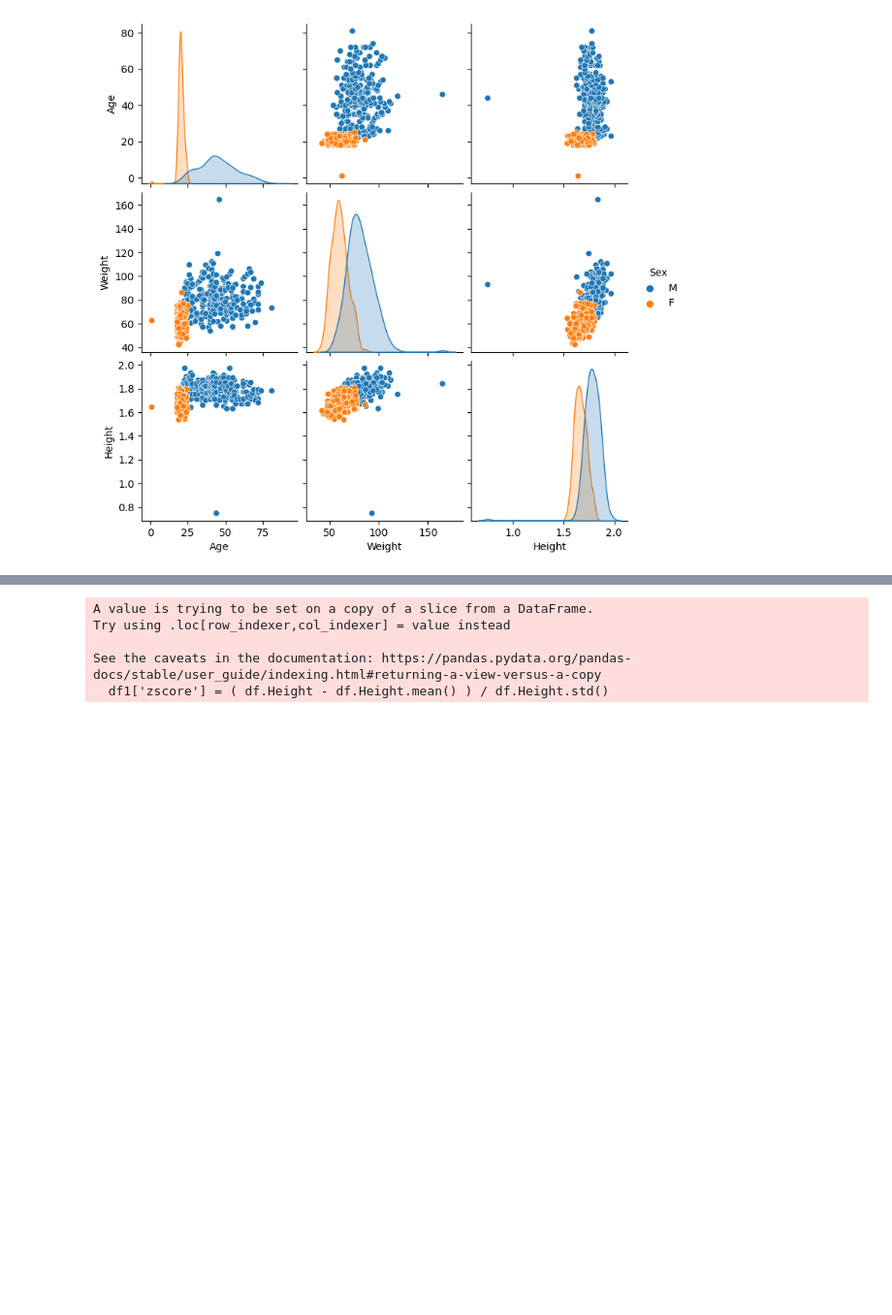
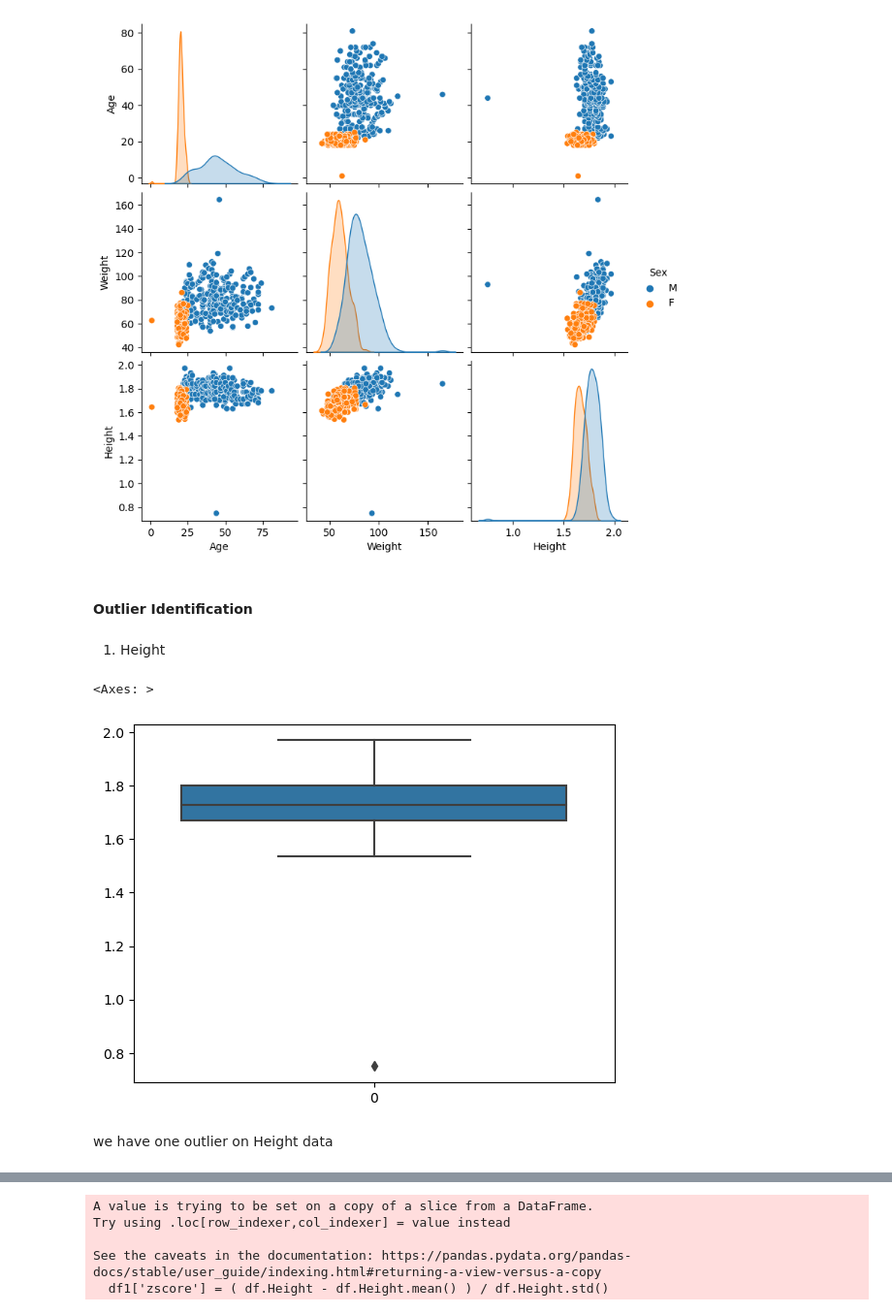
Before and after one commit to ARMAND-cod-eng/Statistical-Modeling, a Jupyter notebook: Statistical Modeling.ipynb, the cells around one changed output, grey strips where cells are left out. Shown at 97% size. Drawn from its saved outputs; the diff is of its cells as text; code cells hidden in the pictures; blank space fills up the shorter version.

```diff
--- a/Statistical Modeling.ipynb
+++ b/Statistical Modeling.ipynb
@@ -109,3 +166,15 @@ memory usage: 13.8+ KB
 p = sns.pairplot(df1, hue= "Sex")
 # %% [output]
 [figure]
+# %% [markdown]
+#### Outlier Identification
+# %% [markdown]
+1. Height
+# %%
+#boxplot
+sns.boxplot(df1.Height)
+# %% [output]
+<Axes: >
+[figure, added]
+# %% [markdown]
+we have one outlier on Height data
```
Also changed, not shown: parts of 88 cells of this notebook.
